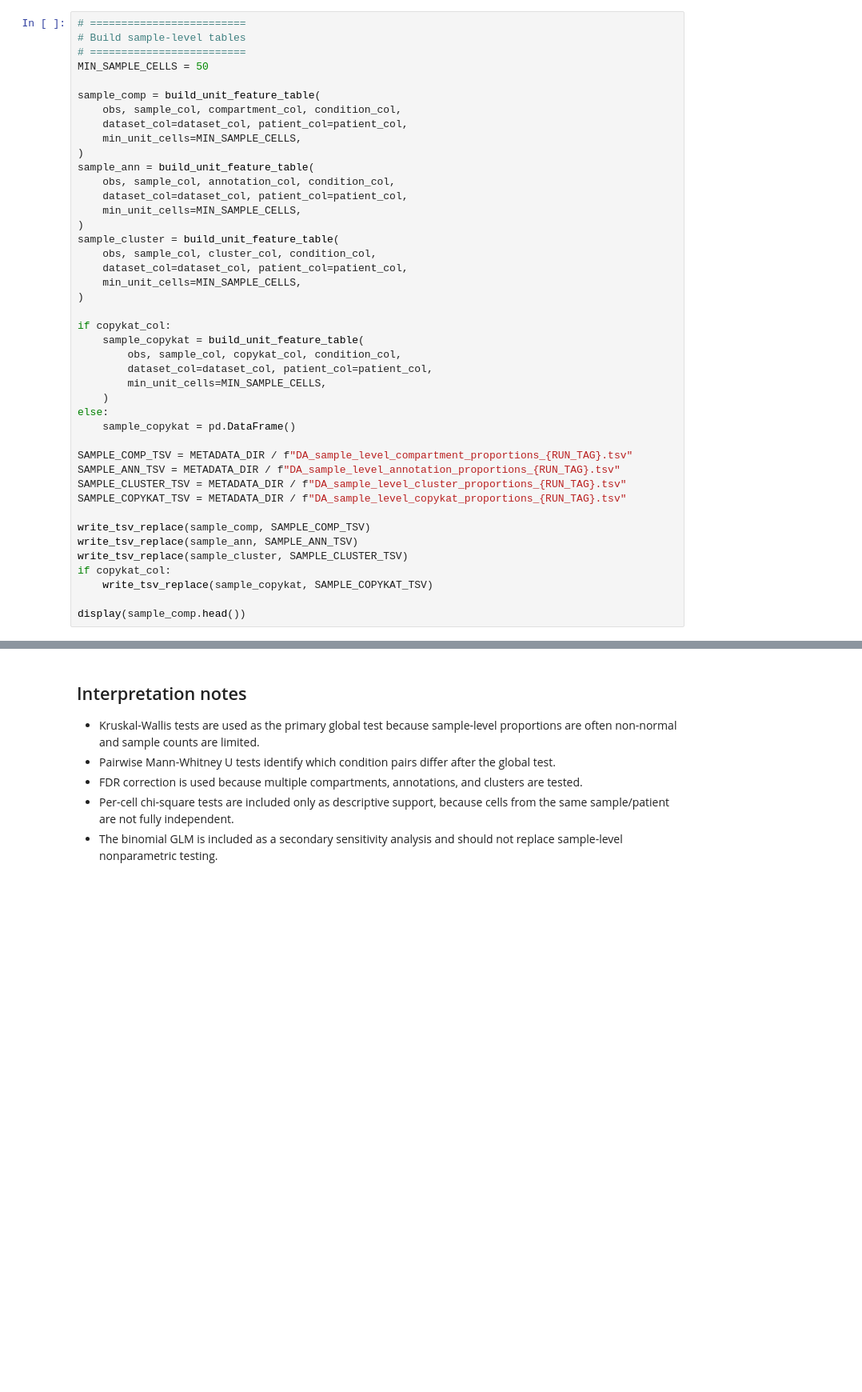
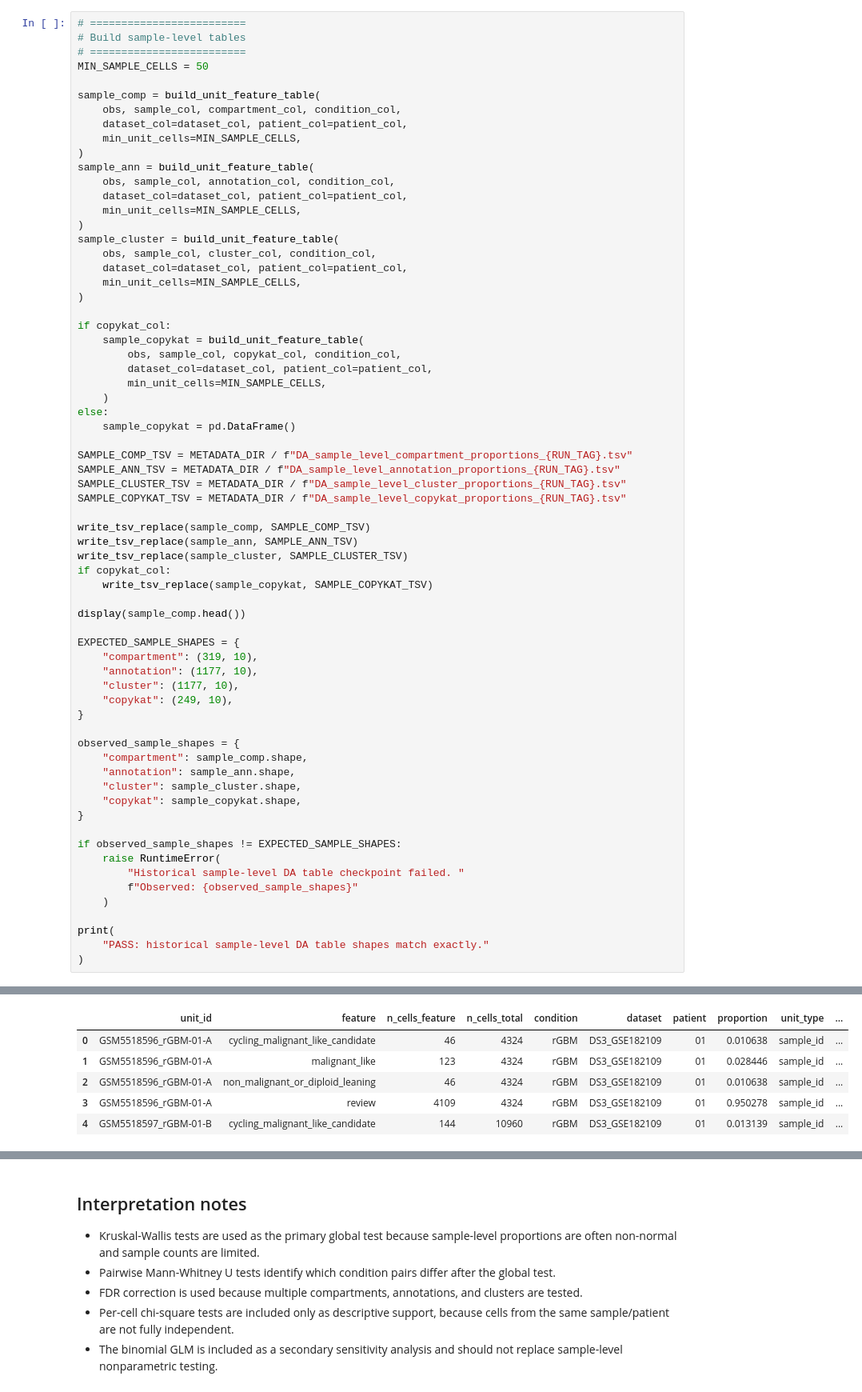
Before and after one commit to CPFeX/glioma-cnv-single-cell-atlas, a Jupyter notebook: code/01_main_analysis/18_differential_abundance.ipynb, the cells around one changed output, grey strips where cells are left out. Shown at 80% size. Cells and saved outputs as stored; diff of their text form; blank space fills up the shorter version.

```diff
--- a/code/01_main_analysis/18_differential_abundance.ipynb
+++ b/code/01_main_analysis/18_differential_abundance.ipynb
@@ -383,3 +795,28 @@ if copykat_col:
     write_tsv_replace(sample_copykat, SAMPLE_COPYKAT_TSV)
 
 display(sample_comp.head())
+
+EXPECTED_SAMPLE_SHAPES = {
+    "compartment": (319, 10),
+    "annotation": (1177, 10),
+    "cluster": (1177, 10),
+    "copykat": (249, 10),
+}
+
+observed_sample_shapes = {
+    "compartment": sample_comp.shape,
+    "annotation": sample_ann.shape,
+    "cluster": sample_cluster.shape,
+    "copykat": sample_copykat.shape,
+}
+
+if observed_sample_shapes != EXPECTED_SAMPLE_SHAPES:
+    raise RuntimeError(
+        "Historical sample-level DA table checkpoint failed. "
+        f"Observed: {observed_sample_shapes}"
+    )
+
+print(
+    "PASS: historical sample-level DA table shapes match exactly."
+)
+# %% [output]
@@ -385,0 +827,6 @@ display(sample_comp.head())
+|  | unit_id | feature | n_cells_feature | n_cells_total | condition | dataset | patient | proportion | unit_type | ... |
+| 0 | GSM5518596_rGBM-01-A | cycling_malignant_like_candidate | 46 | 4324 | rGBM | DS3_GSE182109 | 01 | 0.010638 | sample_id | ... |
+| 1 | GSM5518596_rGBM-01-A | malignant_like | 123 | 4324 | rGBM | DS3_GSE182109 | 01 | 0.028446 | sample_id | ... |
+| 2 | GSM5518596_rGBM-01-A | non_malignant_or_diploid_leaning | 46 | 4324 | rGBM | DS3_GSE182109 | 01 | 0.010638 | sample_id | ... |
+| 3 | GSM5518596_rGBM-01-A | review | 4109 | 4324 | rGBM | DS3_GSE182109 | 01 | 0.950278 | sample_id | ... |
+| 4 | GSM5518597_rGBM-01-B | cycling_malignant_like_candidate | 144 | 10960 | rGBM | DS3_GSE182109 | 01 | 0.013139 | sample_id | ... |
```
Also changed, not shown: parts of 18 cells of this notebook, 27 other files.
